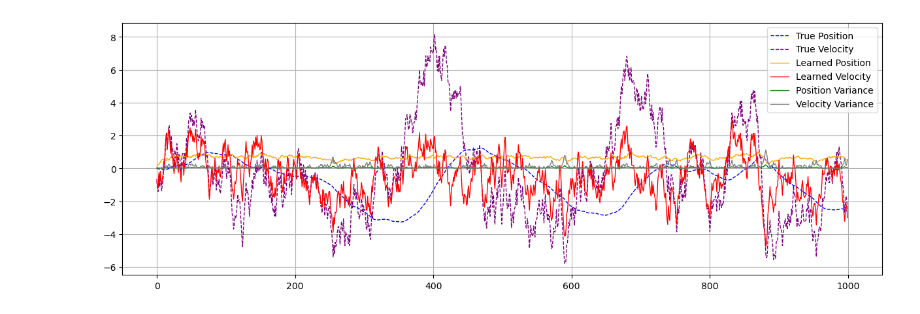
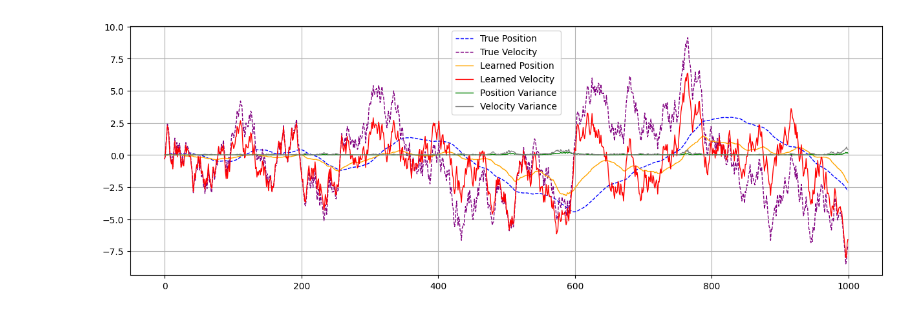
Before and after one commit to bensturgis/tum-adlr-10, a Jupyter notebook: experiments/train_mc_dropout.ipynb, the cells around one changed output. Saved outputs shown, nothing was run; the diff lists cells and outputs as text; code cells hidden in the pictures.

```diff
--- a/experiments/train_mc_dropout.ipynb
+++ b/experiments/train_mc_dropout.ipynb
@@ -52,53 +57,56 @@ Model training completed successfully. Weights have been saved as 'mc_dropout_ma
 # %%
+import sys
+import os
+
+# Add the root directory to sys.path
+sys.path.append(os.path.abspath(".."))
+
 # test model
 from dynamical_systems.mass_spring_damper_system import MassSpringDamperEnv
 
 import numpy as np
 import pygame
 import matplotlib.pyplot as plt
 
 # set random seed to get same test trajectory
 test_seed = 44
 
-# Using trained model as system dynamic
-if __name__ == "__main__":
-    # Initialize trained dynamics model
-    state_dim = env.observation_space.shape[0]
-    action_dim = env.action_space.shape[0]
-    trained_model = MCDropoutBNN_Wrapper(state_dim, action_dim, hidden_size=HIDDEN_SIZE)
+# Initialize trained dynamics model
+state_dim = env.observation_space.shape[0]
+action_dim = env.action_space.shape[0]
+trained_model = MCDropoutBNN(state_dim, action_dim, hidden_size=HIDDEN_SIZE, drop_prob=DROP_PROB)
 
-    # load saved weights
-    trained_model.load_state_dict(torch.load('../weights/mc_dropout_mass_spring_damper.pth'))
+# load saved weights
+trained_model.load_state_dict(torch.load('../weights/mc_dropout_mass_spring_damper.pth'))
 
-    # learned dynamic
-    trained_env = MassSpringDamperEnv(model=trained_model)
-    trained_env.reset()
-    env.reset()
-    env.action_space.seed(test_seed)
-    env.action_space.seed(test_seed)
-    save = [[],[],[]]
-    save_var = []
-    # clock = pygame.time.Clock()
-    for _ in range(1000):
-        action = env.action_space.sample()
-        obs, _, _, _, _= env.step(action)
-        save[0].append(obs)
-        obs, _, _, _, info= trained_env.step(action)
-        save[1].append(obs)
-        save[2].append(info['var'])
-        # clock.tick(400)
+# learned dynamic
+trained_env = MassSpringDamperEnv(model=trained_model)
+trained_env.reset()
+env.reset()
+env.action_space.seed()
+save = [[],[],[]]
+save_var = []
+# clock = pygame.time.Clock()
+for _ in range(1000):
+    action = env.action_space.sample()
+    obs, _, _, _, _ = env.step(action)
+    save[0].append(obs)
+    obs, _, _, _, info = trained_env.step(action)
+    save[1].append(obs)
+    save[2].append(info['var'])
+    # clock.tick(400)
 trained_env.close()
 
 saved_traj = np.array(save)
 plt.figure(1, (15,5))
 plt.plot(saved_traj[0,:,0], label="True Position", color="blue", linestyle="--", linewidth=1)
 plt.plot(saved_traj[0,:,1], label="True Velocity", color="purple", linestyle="--", linewidth=1)
 plt.plot(saved_traj[1,:,0], label="Learned Position", color="orange", linewidth=1)
 plt.plot(saved_traj[1,:,1], label="Learned Velocity", color="red", linewidth=1)
 plt.plot(saved_traj[2,:,0], label="Position Variance", color="green", linewidth=1)
 plt.plot(saved_traj[2,:,1], label="Velocity Variance", color="gray", linewidth=1)
 plt.legend()
 plt.grid(True)
 plt.show()
 # %% [output]
-[figure, old version]
+[figure, new version]
```
Also changed, not shown: parts of 2 cells of this notebook, 3 other files.
